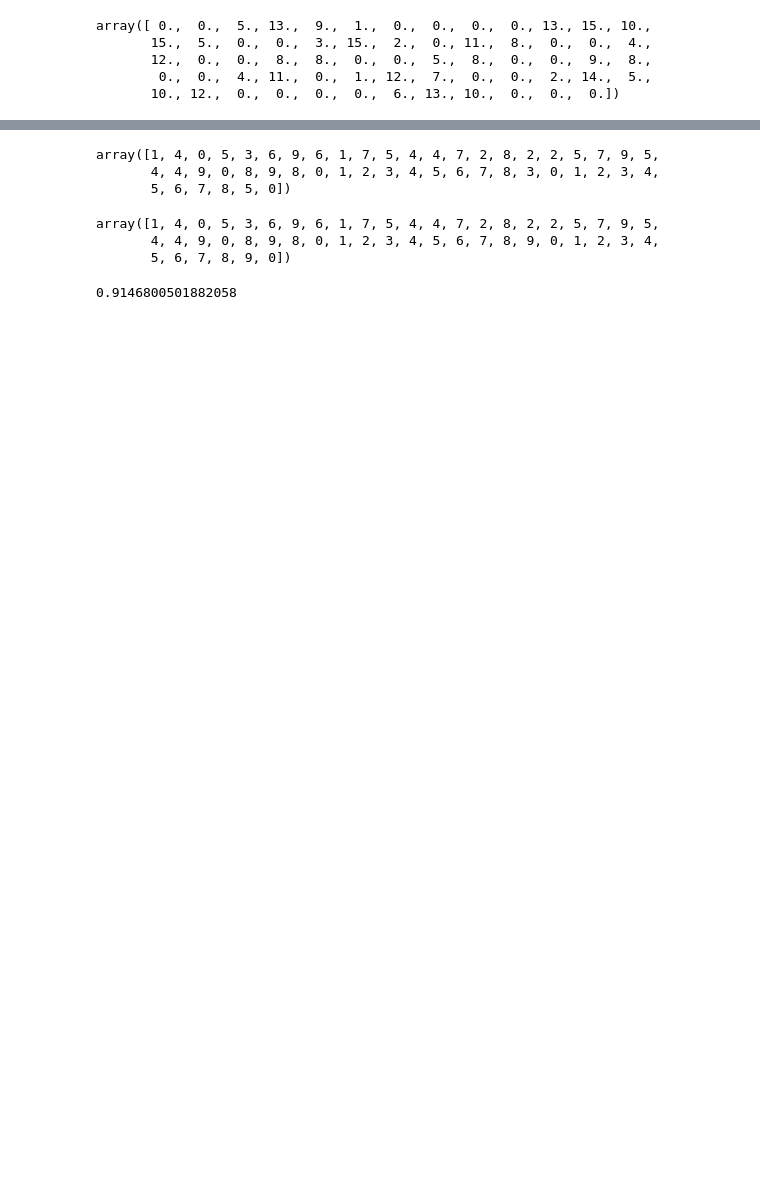
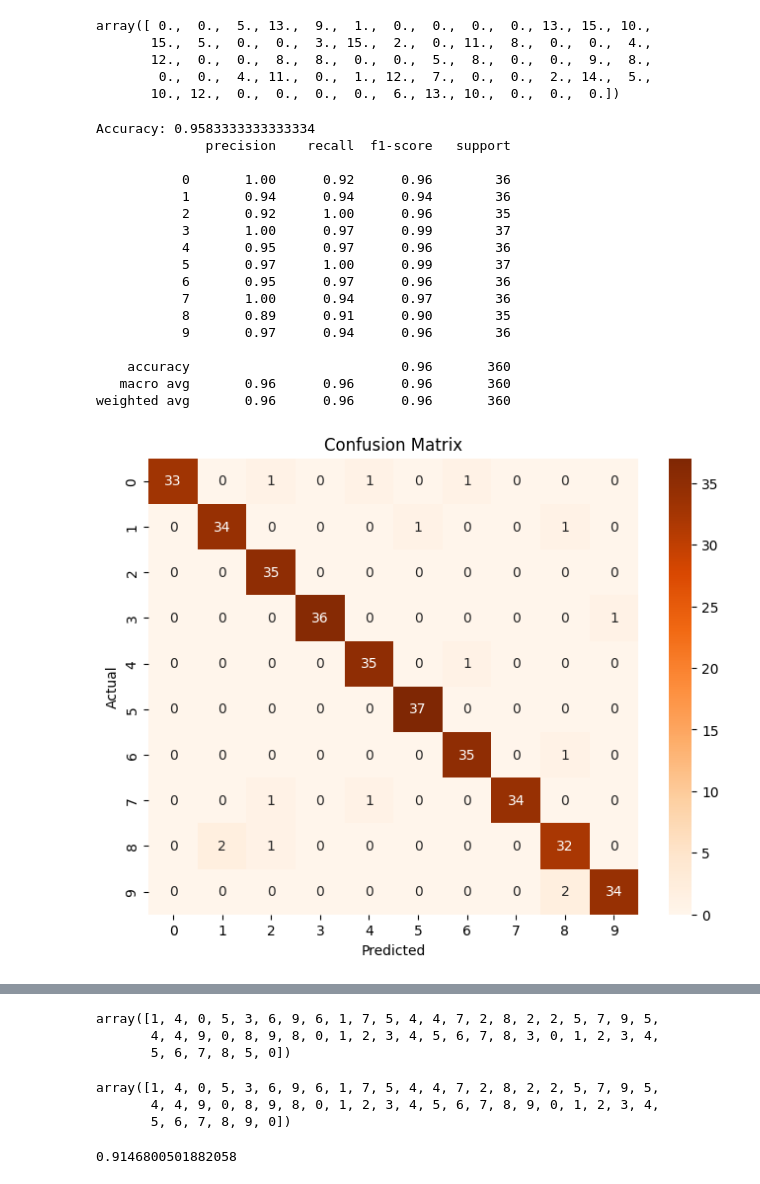
Before and after one commit to Shrutik-0101/Machine-Learning-Portfolio, a Jupyter notebook: Handwritten_Digits_Recognition.ipynb, the cells around one changed output, grey strips where cells are left out. Drawn from its saved outputs; the diff is of its cells as text; code cells hidden in the pictures; blank space fills up the shorter version.

```diff
--- a/Handwritten_Digits_Recognition.ipynb
+++ b/Handwritten_Digits_Recognition.ipynb
@@ -52,9 +78,41 @@ array([ 0.,  0.,  5., 13.,  9.,  1.,  0.,  0.,  0.,  0., 13., 15., 10.,
         0.,  0.,  4., 11.,  0.,  1., 12.,  7.,  0.,  0.,  2., 14.,  5.,
        10., 12.,  0.,  0.,  0.,  0.,  6., 13., 10.,  0.,  0.,  0.])
 # %%
-x_train = x[:1000]
-y_train = y[:1000]
+from sklearn.metrics import classification_report, confusion_matrix, accuracy_score
+import seaborn as sns
+import numpy as np
 
-x_test = x[1000:]
-y_test = y[1000:]
+y_pred = mlp.predict(x_test)
+
+print("Accuracy:", accuracy_score(y_test, y_pred))
+print(classification_report(y_test, y_pred))
+
+# Confusion Matrix
+cm = confusion_matrix(y_test, y_pred)
+
+plt.figure(figsize=(8, 6))
+sns.heatmap(cm, annot=True, fmt='d', cmap='Oranges')
+plt.title("Confusion Matrix")
+plt.xlabel("Predicted")
+plt.ylabel("Actual")
+plt.show()
+# %% [output]
+Accuracy: 0.9583333333333334
+              precision    recall  f1-score   support
+
+           0       1.00      0.92      0.96        36
+           1       0.94      0.94      0.94        36
+           2       0.92      1.00      0.96        35
+           3       1.00      0.97      0.99        37
+           4       0.95      0.97      0.96        36
+           5       0.97      1.00      0.99        37
+           6       0.95      0.97      0.96        36
+           7       1.00      0.94      0.97        36
+           8       0.89      0.91      0.90        35
+           9       0.97      0.94      0.96        36
+
+    accuracy                           0.96       360
+   macro avg       0.96      0.96      0.96       360
+weighted avg       0.96      0.96      0.96       360
+[figure, added]
 # %%
```
Also changed, not shown: parts of 7 cells of this notebook.
